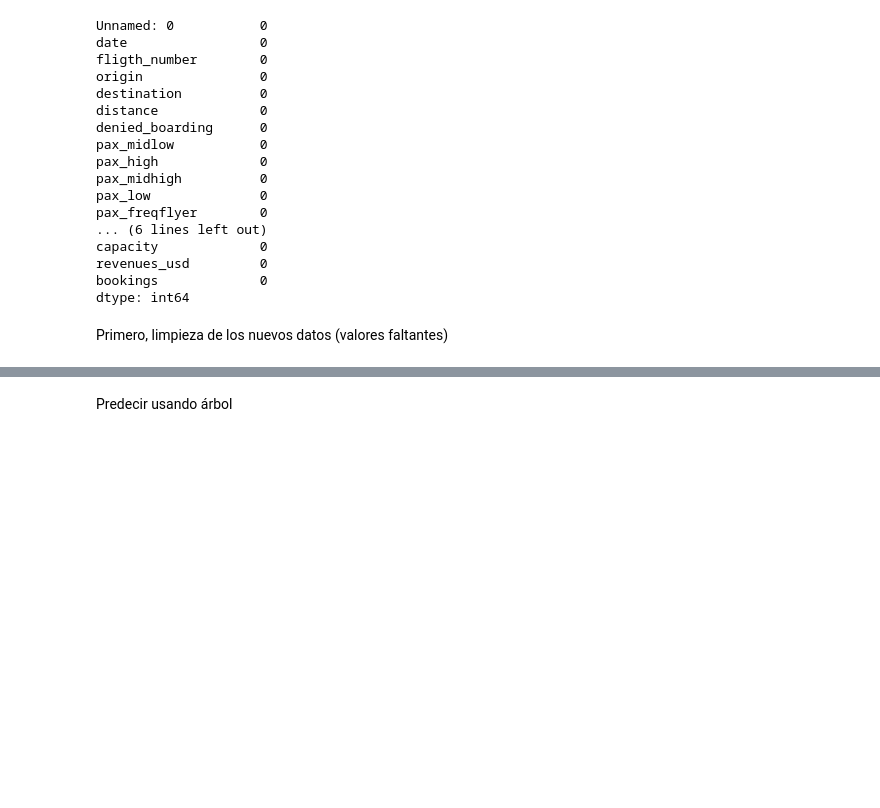
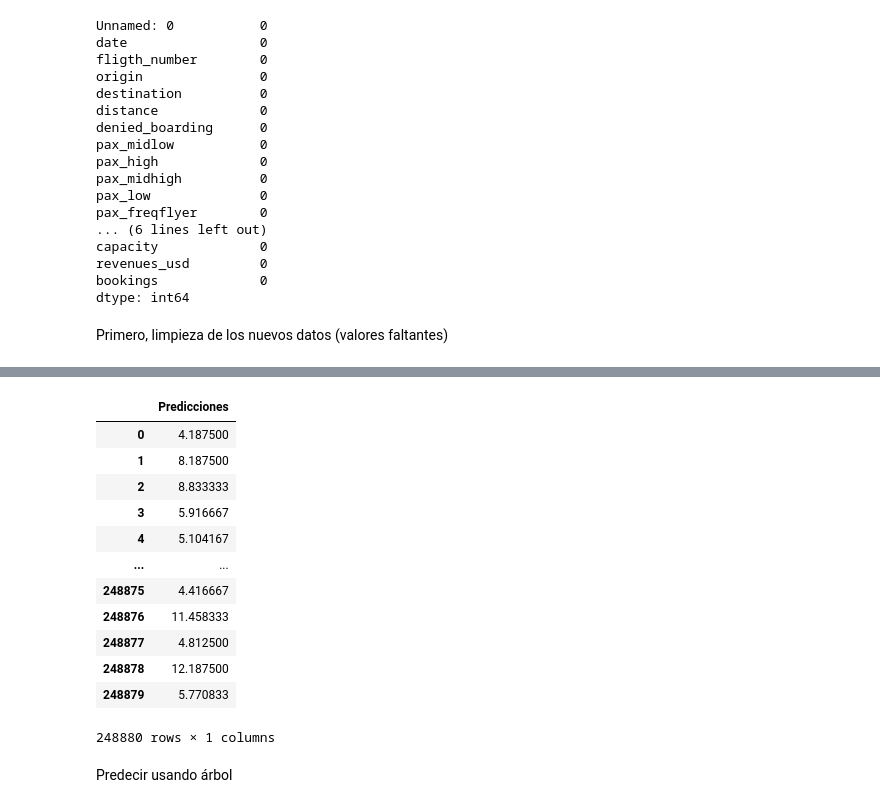
Before and after one commit to anitalittle/tarea2, a Jupyter notebook: tarea2_probando.ipynb, the cells around one changed output, grey strips where cells are left out. Drawn from its saved outputs; the diff is of its cells as text; code cells hidden in the pictures; blank space fills up the shorter version.

```diff
--- a/tarea2_probando.ipynb
+++ b/tarea2_probando.ipynb
@@ -481,9 +525,9 @@ SMAPE promedio: 41.340702517356924
 # %% [markdown]
 # Búsqueda de hiperparámetros y aplicación de kNN
 # %%
-selected_features_knn = ['fligth_number', 'distance', 'departure_time']#, 'capacity', 'pax_low', 'revenues_usd', 'pax_midlow', 'int_cnx', 'p2p', 'month']
+selected_features_knn = ['fligth_number', 'distance', 'departure_time', 'capacity']#, 'capacity', 'pax_low', 'revenues_usd', 'pax_midlow', 'int_cnx', 'p2p', 'month']
 
-sample_size = round(956944/4) #PARA IR PROBANDO, CON TIEMPO HACERLO CON EL DF COMPLETO (O SAMPLE MÁS GRANDE)
+sample_size = round(956944/2) #PARA IR PROBANDO, CON TIEMPO HACERLO CON EL DF COMPLETO (O SAMPLE MÁS GRANDE)
 df_train_sample = df_train.sample(n=sample_size, random_state=42)
 
 X = df_train_sample[selected_features_knn]
@@ -833,2 +839,48 @@ predicciones_knn_df
+# %%
+selected_features_knn = ['fligth_number', 'distance', 'departure_time', 'capacity']  # Variables seleccionadas
+X = df_train[selected_features_knn]
+y = df_train['noshow']
+
+# Inicializar el StandardScaler y ajustarlo a los datos de entrenamiento
+scaler = StandardScaler()
+scaler.fit(X)
+
+# Transforma los datos de entrenamiento
+X_train_scaled = scaler.transform(X)
+
+# Entrena el modelo KNN con los datos de entrenamiento escalados
+knn_reg.fit(X_train_scaled, y)
+
+# Selecciona las mismas características en los datos de prueba
+X_test = df_test[selected_features_knn]
+
+# Transforma los datos de prueba utilizando el mismo escalador entrenado
+X_test_scaled = scaler.transform(X_test)
+
+# Realiza predicciones en los datos de prueba
+predicciones_knn = knn_reg.predict(X_test_scaled)
+
+# Crea un DataFrame con las predicciones
+predicciones_knn_df = pd.DataFrame({'Predicciones': predicciones_knn})
+
+# Guarda las predicciones en un archivo CSV
+predicciones_knn_df.to_csv('predicciones_knn.csv', index=False)
+
+# Muestra el DataFrame con las predicciones
+predicciones_knn_df
+# %% [output]
+|  | Predicciones |
+| 0 | 4.187500 |
+| 1 | 8.187500 |
+| 2 | 8.833333 |
+| 3 | 5.916667 |
+| 4 | 5.104167 |
+| ... | ... |
+| 248875 | 4.416667 |
+| 248876 | 11.458333 |
+| 248877 | 4.812500 |
+| 248878 | 12.187500 |
+| 248879 | 5.770833 |
+248880 rows × 1 columns
 # %% [markdown]
 Predecir usando árbol
```
Also changed, not shown: parts of 8 cells of this notebook.
